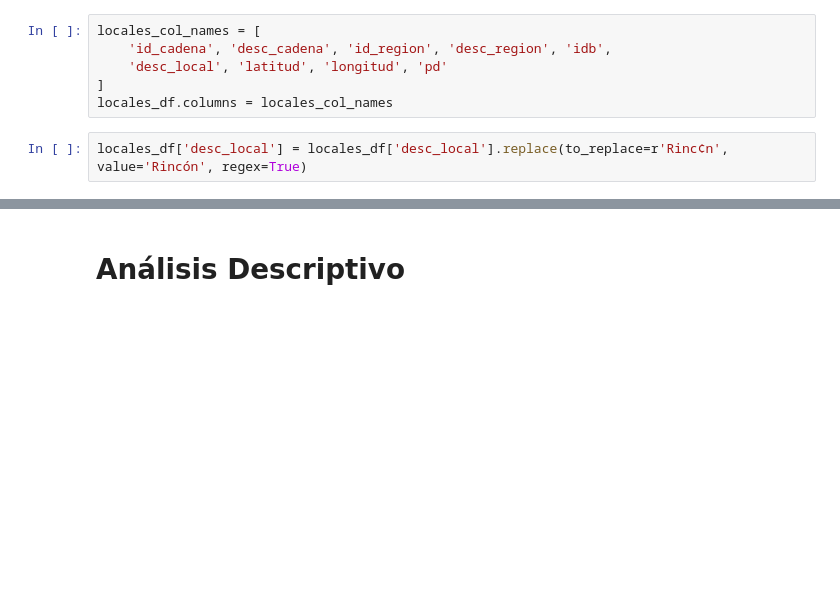
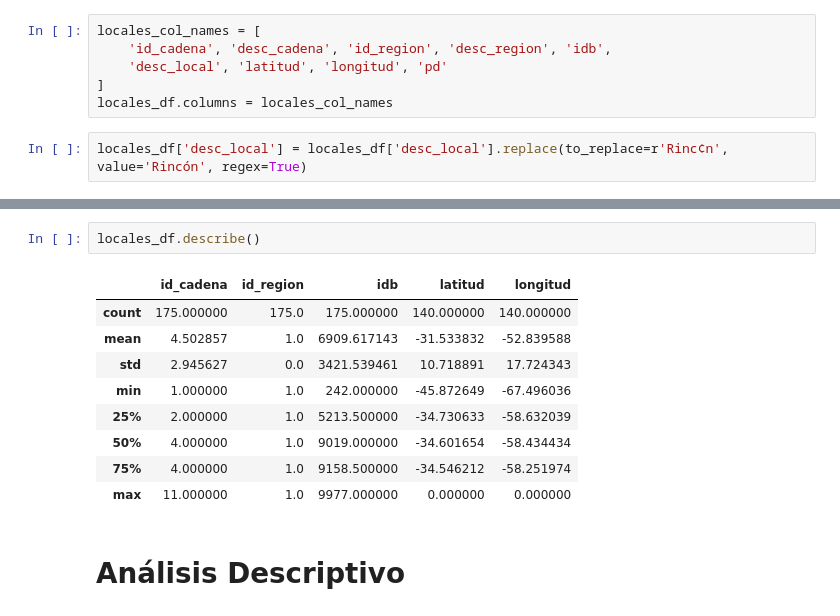
Before and after one commit to ErikaMelt/deodorants-project, a Jupyter notebook: data_cleaning.ipynb, the cells around one changed output, grey strips where cells are left out. Cells and saved outputs as stored; diff of their text form; blank space fills up the shorter version.

```diff
--- a/data_cleaning.ipynb
+++ b/data_cleaning.ipynb
@@ -230,3 +348,15 @@ locales_df.head()
+# %%
+locales_df.describe()
+# %% [output]
+|  | id_cadena | id_region | idb | latitud | longitud |
+| count | 175.000000 | 175.0 | 175.000000 | 140.000000 | 140.000000 |
+| mean | 4.502857 | 1.0 | 6909.617143 | -31.533832 | -52.839588 |
+| std | 2.945627 | 0.0 | 3421.539461 | 10.718891 | 17.724343 |
+| min | 1.000000 | 1.0 | 242.000000 | -45.872649 | -67.496036 |
+| 25% | 2.000000 | 1.0 | 5213.500000 | -34.730633 | -58.632039 |
+| 50% | 4.000000 | 1.0 | 9019.000000 | -34.601654 | -58.434434 |
+| 75% | 4.000000 | 1.0 | 9158.500000 | -34.546212 | -58.251974 |
+| max | 11.000000 | 1.0 | 9977.000000 | 0.000000 | 0.000000 |
 # %% [markdown]
 # Análisis Descriptivo
 # %%
```
Also changed, not shown: parts of 12 cells of this notebook.
